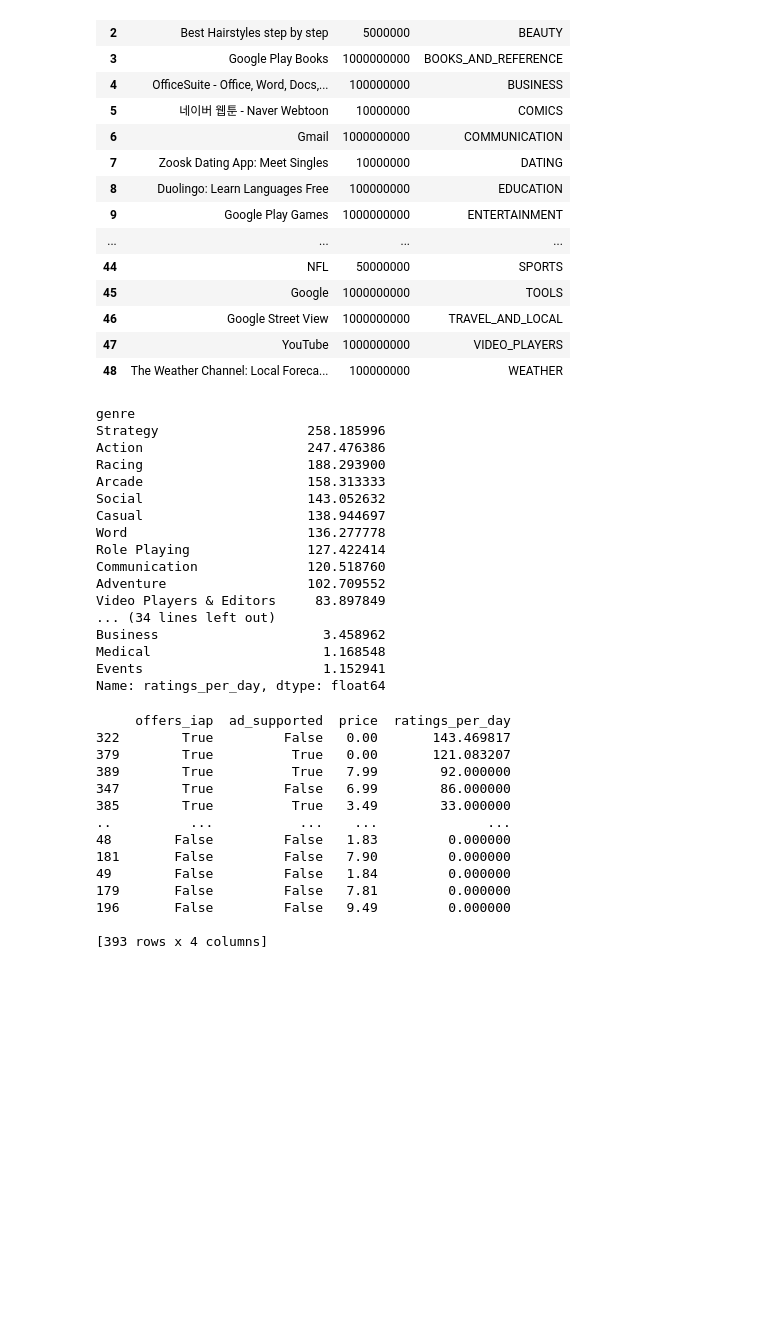
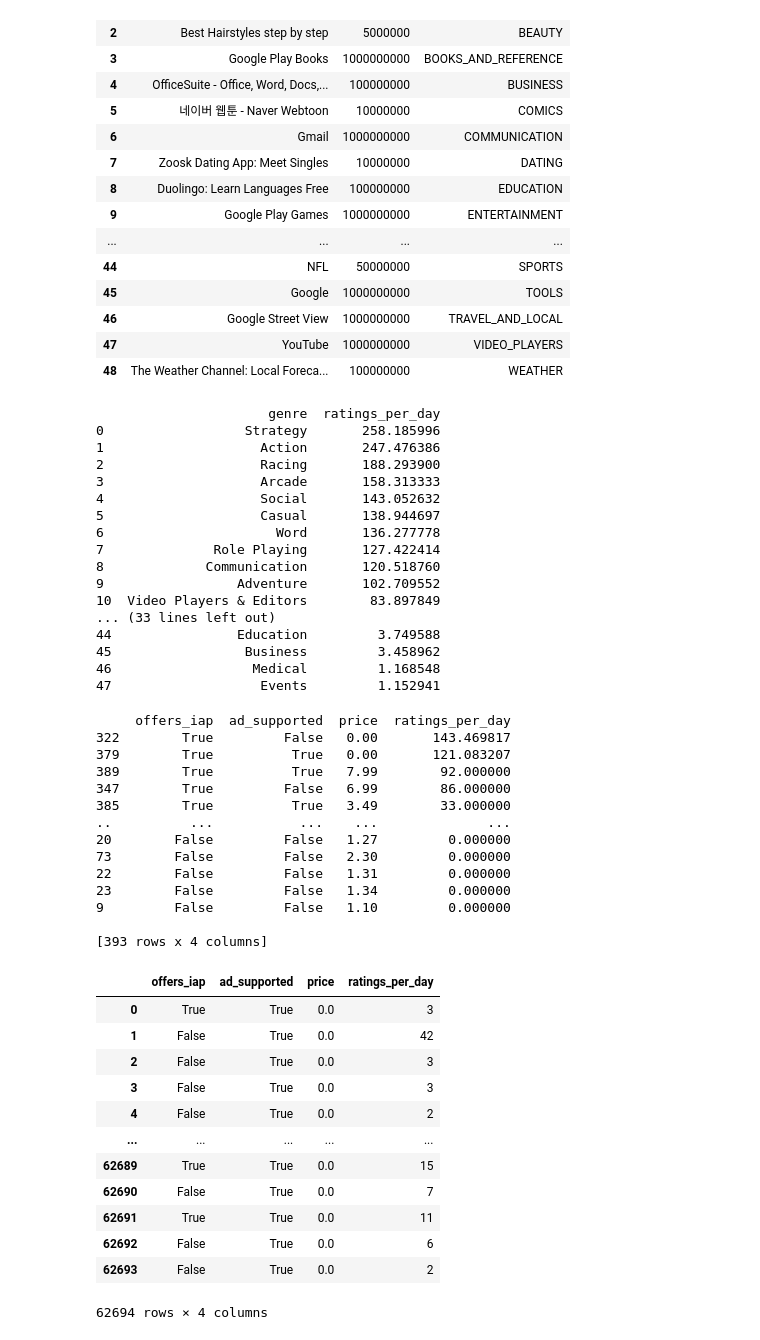
Before and after one commit to gitkrishnahub1/Google-Play-Store-Apps-Analysis-Project, a Jupyter notebook: google-play-apps(pandas).ipynb, the cells around one changed output. Drawn from its saved outputs; the diff is of its cells as text; code cells hidden in the pictures; blank space fills up the shorter version.

```diff
--- a/google-play-apps(pandas).ipynb
+++ b/google-play-apps(pandas).ipynb
@@ -45,7 +24,6 @@ Anyway... on to the data...
 # %%
 import pandas as pd
-
-df = pd.read_csv('../datasets/google-play-store-11-2018.csv')
+df = pd.read_csv('google-play-store-11-2018.csv')
 df.describe()
 # %% [output]
 |  | reviews | ratings | min_installs | score | ratings_per_day | price | rating_one_star | rating_two_star | ... |
@@ -128,35 +110,33 @@ res[['title', 'min_installs', 'genre_id']]
 # %%
 #q4;How many downloads per day might you expect if you took the time to build an app?
 # %%
-downloads_by_genre = df.groupby('genre')['ratings_per_day'].mean().sort_values(ascending=False)
+downloads_by_genre = df.groupby('genre')['ratings_per_day'].mean().sort_values(ascending=False).reset_index()
 print(downloads_by_genre)
 #series so by use ni kia in sort_values
 # %% [output]
-genre
-Strategy                   258.185996
-Action                     247.476386
-Racing                     188.293900
-Arcade                     158.313333
-Social                     143.052632
-Casual                     138.944697
-Word                       136.277778
-Role Playing               127.422414
-Communication              120.518760
-Adventure                  102.709552
-Video Players & Editors     83.897849
-... (34 lines left out)
-Business                     3.458962
-Medical                      1.168548
-Events                       1.152941
-Name: ratings_per_day, dtype: float64
+                      genre  ratings_per_day
+0                  Strategy       258.185996
+1                    Action       247.476386
+2                    Racing       188.293900
+3                    Arcade       158.313333
+4                    Social       143.052632
+5                    Casual       138.944697
+6                      Word       136.277778
+7              Role Playing       127.422414
+8             Communication       120.518760
+9                 Adventure       102.709552
+10  Video Players & Editors        83.897849
+... (33 lines left out)
+44                Education         3.749588
+45                 Business         3.458962
+46                  Medical         1.168548
+47                   Events         1.152941
 # %%
 #q5;What can the data tell you about monetization approaches?
 # %%
 mo_approach = df.groupby(['offers_iap', 'ad_supported', 'price'])['ratings_per_day'].mean().reset_index()
-
 # Sorting by highest engagement
 mo_approach = mo_approach.sort_values(by='ratings_per_day', ascending=False)
-
 # Display results
 print(mo_approach)
 # %% [output]
@@ -167,10 +147,26 @@ print(mo_approach)
 347        True         False   6.99        86.000000
 385        True          True   3.49        33.000000
 ..          ...           ...    ...              ...
-48        False         False   1.83         0.000000
-181       False         False   7.90         0.000000
-49        False         False   1.84         0.000000
-179       False         False   7.81         0.000000
-196       False         False   9.49         0.000000
+20        False         False   1.27         0.000000
+73        False         False   2.30         0.000000
+22        False         False   1.31         0.000000
+23        False         False   1.34         0.000000
+9         False         False   1.10         0.000000
 
 [393 rows x 4 columns]
+# %%
+df[['offers_iap', 'ad_supported', 'price', 'ratings_per_day']]
+# %% [output]
+|  | offers_iap | ad_supported | price | ratings_per_day |
+| 0 | True | True | 0.0 | 3 |
+| 1 | False | True | 0.0 | 42 |
+| 2 | False | True | 0.0 | 3 |
+| 3 | False | True | 0.0 | 3 |
+| 4 | False | True | 0.0 | 2 |
+| ... | ... | ... | ... | ... |
+| 62689 | True | True | 0.0 | 15 |
+| 62690 | False | True | 0.0 | 7 |
+| 62691 | True | True | 0.0 | 11 |
+| 62692 | False | True | 0.0 | 6 |
+| 62693 | False | True | 0.0 | 2 |
+62694 rows × 4 columns
```
Also changed, not shown: parts of 8 cells of this notebook.
